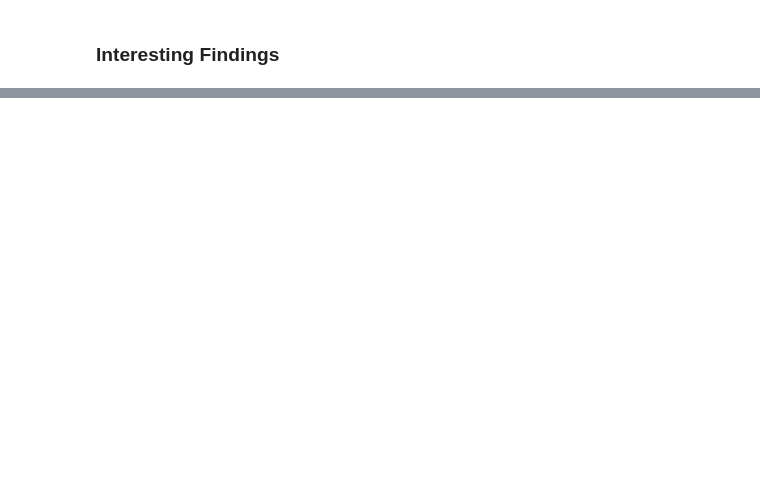
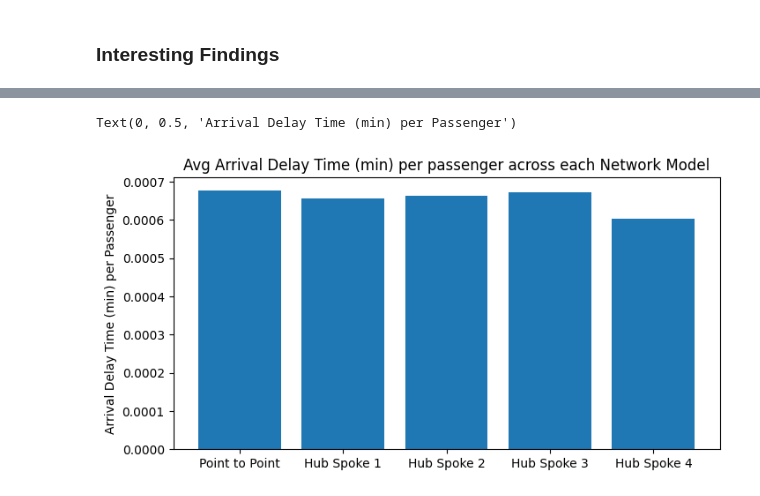
Before and after one commit to krutalp/Airline_Route_Analytics, a Jupyter notebook: Simulation.ipynb, the cells around one changed output, grey strips where cells are left out. Cells and saved outputs as stored; diff of their text form; code cells hidden in the pictures; blank space fills up the shorter version.

```diff
--- a/Simulation.ipynb
+++ b/Simulation.ipynb
@@ -357,0 +535,15 @@ Path: ['MCO', 'MDW', 'PDX', 'OAK', 'PDX', 'LAS', 'HOU', 'SAN']
+# %%
+fig_1 = plt.figure(figsize = (8,4), facecolor='w',edgecolor='k')
+
+data_vec_mean = [np.mean(arr_delay_vec)/np.mean(number_of_pass), np.mean(arr_delay_vec_h1)/np.mean(number_of_pass_h1),
+                 np.mean(arr_delay_vec_h2)/np.mean(number_of_pass_h2), np.mean(arr_delay_vec_h3)/np.mean(number_of_pass_h3),
+                 np.mean(arr_delay_vec_h4)/np.mean(number_of_pass_h4)]
+
+labels = ['Point to Point', 'Hub Spoke 1', 'Hub Spoke 2', 'Hub Spoke 3', 'Hub Spoke 4']
+data_vec_std = [np.std(profits_vec), np.std(profits_vec_h1), np.std(profits_vec_h2), np.std(profits_vec_h3), np.std(profits_vec_h4)]
+plt.bar(labels,data_vec_mean)
+plt.title('Avg Arrival Delay Time (min) per passenger across each Network Model')
+plt.ylabel('Arrival Delay Time (min) per Passenger')
+# %% [output]
+Text(0, 0.5, 'Arrival Delay Time (min) per Passenger')
+[figure, added]
```
Also changed, not shown: parts of 35 cells of this notebook.
